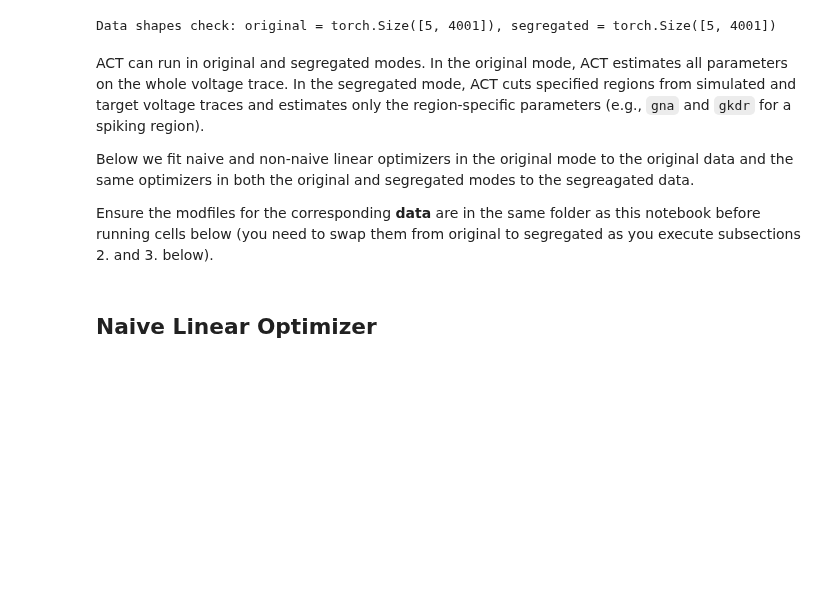
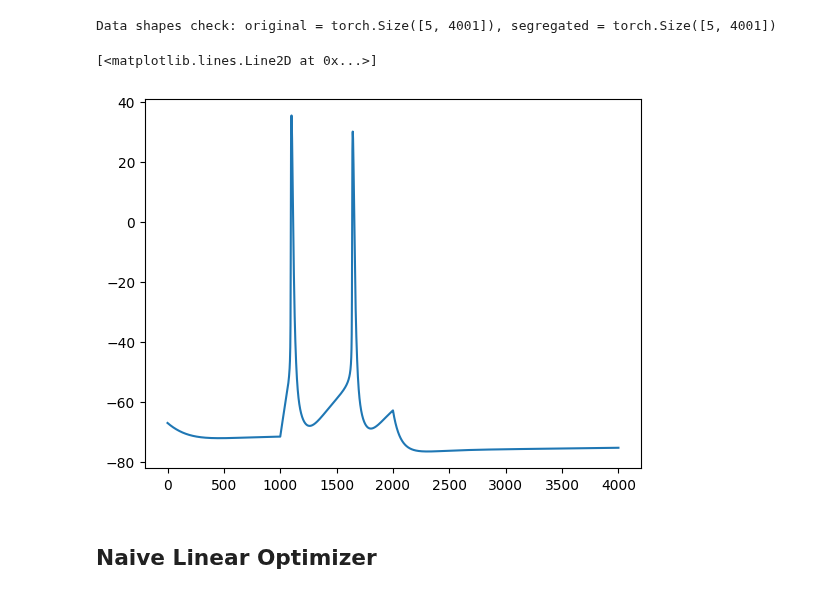
Before and after one commit to V-Marco/ACT, a Jupyter notebook: examples/LA/LA_example.ipynb, the cells around one changed output. Drawn from its saved outputs; the diff is of its cells as text; code cells hidden in the pictures; blank space fills up the shorter version.

```diff
--- a/examples/LA/LA_example.ipynb
+++ b/examples/LA/LA_example.ipynb
@@ -48,12 +60,11 @@ seg_data = seg_data.T
 print(f"Data shapes check: original = {orig_data.shape}, segregated = {seg_data.shape}")
 # %% [output]
 Data shapes check: original = torch.Size([5, 4001]), segregated = torch.Size([5, 4001])
-# %% [markdown]
-ACT can run in original and segregated modes. In the original mode, ACT estimates all parameters on the whole voltage trace. In the segregated mode, ACT cuts specified regions from simulated and target voltage traces and estimates only the region-specific parameters (e.g., `gna` and `gkdr` for a spiking region).
-
-Below we fit naive and non-naive linear optimizers in the original mode to the original data and the same optimizers in both the original and segregated modes to the segreagated data.
-
-Ensure the modfiles for the corresponding **data** are in the same folder as this notebook before running cells below (you need to swap them from original to segregated as you execute subsections 2. and 3. below).
+# %%
+plt.plot(orig_data[0])
+# %% [output]
+[<matplotlib.lines.Line2D at 0x...>]
+[figure, added]
 # %% [markdown]
 ## Naive Linear Optimizer
 # %% [markdown]
```
Also changed, not shown: parts of 18 cells of this notebook.
